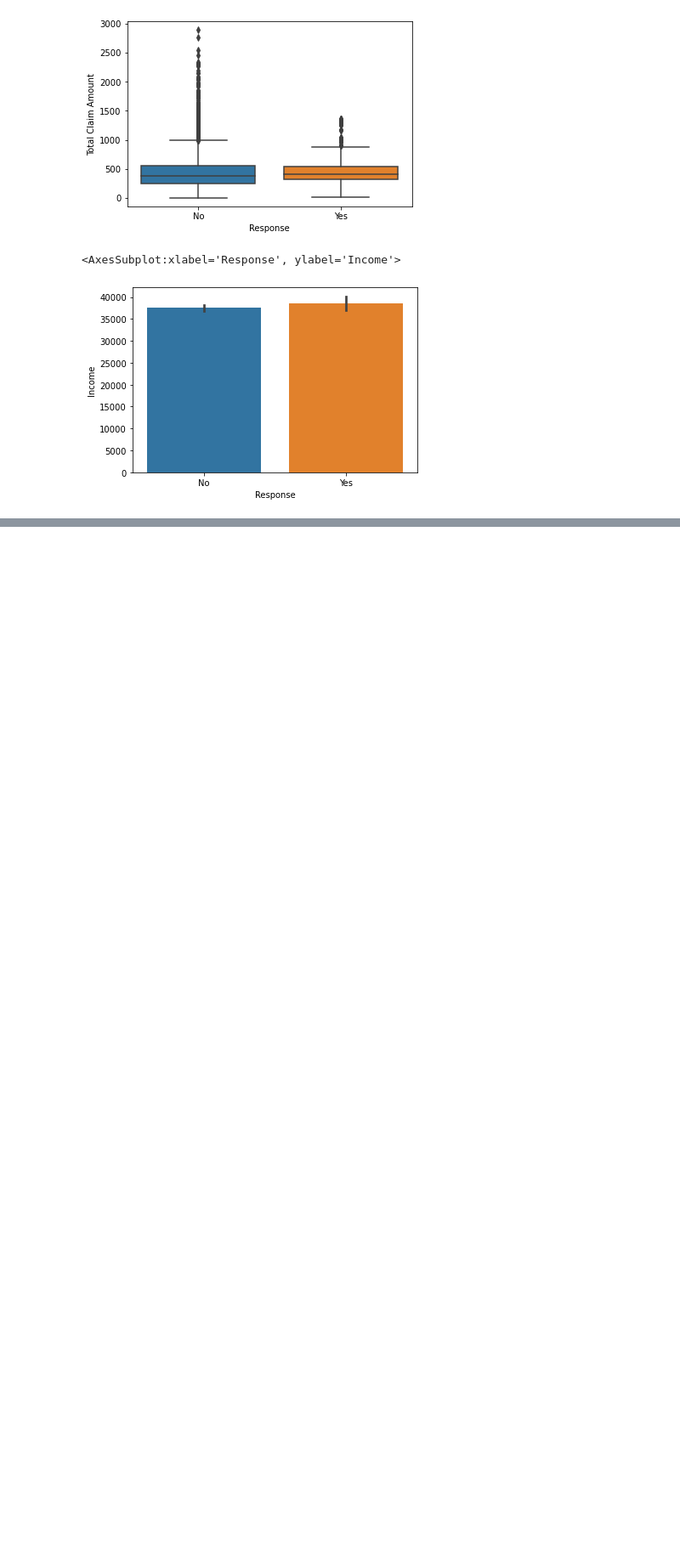
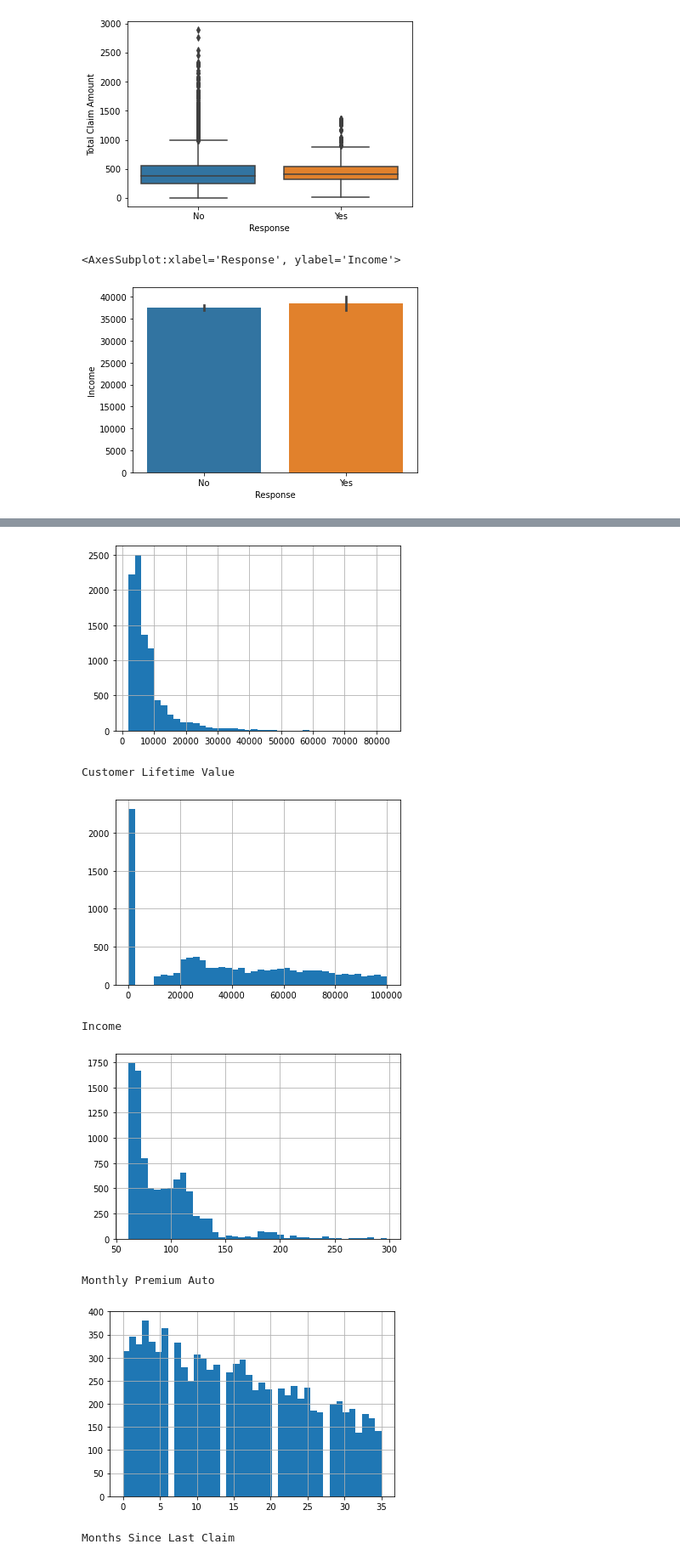
Before and after one commit to vanchido/lab-customer-analysis-round-2, a Jupyter notebook: lab-customer-analysis-round-2.ipynb, the cells around one changed output, grey strips where cells are left out. Shown: that part at 85% size. Drawn from its saved outputs; the diff is of its cells as text; code cells hidden in the pictures; blank space fills up the shorter version.

```diff
--- a/lab-customer-analysis-round-2.ipynb
+++ b/lab-customer-analysis-round-2.ipynb
@@ -389,0 +452,15 @@ sns.barplot(x="Response", y="Income", data=data1)
+# %%
+#Use Matplotlib to construct histograms
+for col in numerical.columns:
+    numerical[col].hist(bins=40)
+    plt.show()
+    print(col)
+# %% [output]
+[figure, added]
+Customer Lifetime Value
+[figure, added]
+Income
+[figure, added]
+Monthly Premium Auto
+[figure, added]
+Months Since Last Claim
```
Also changed, not shown: parts of 16 cells of this notebook, 1 other file.
